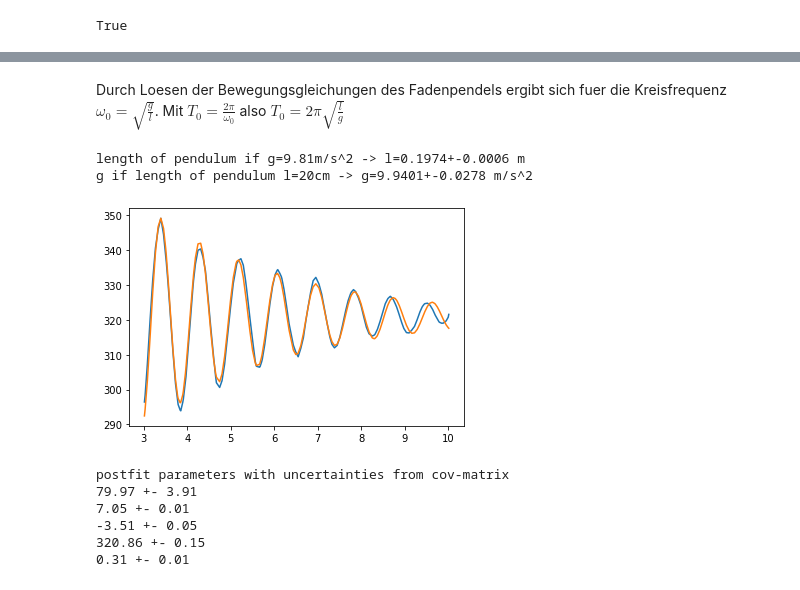
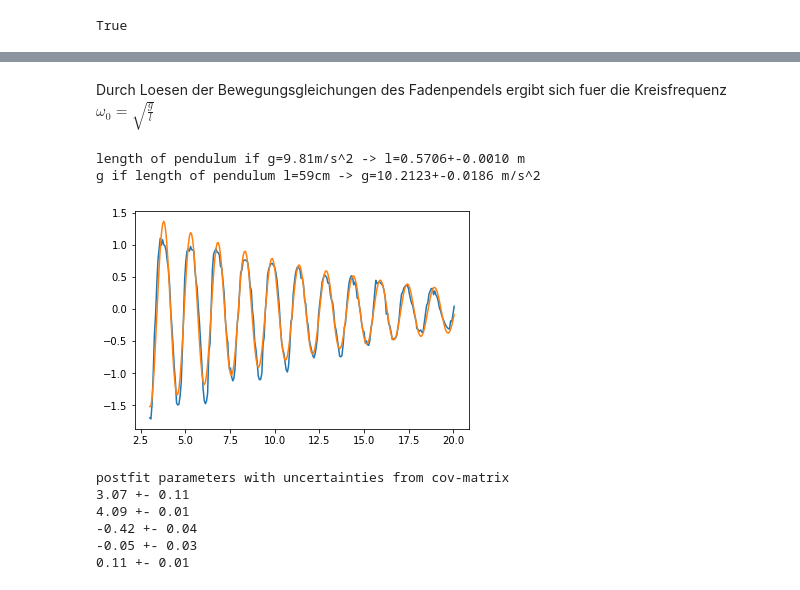
Before and after one commit to stalbrec/PPTPi, a Jupyter notebook: notebooks/Pendel.ipynb, the cells around one changed output, grey strips where cells are left out. Saved outputs shown, nothing was run; the diff lists cells and outputs as text; code cells hidden in the pictures.

Commit message:
improved pendulum example

```diff
--- a/notebooks/Pendel.ipynb
+++ b/notebooks/Pendel.ipynb
@@ -59,7 +63,5 @@ plot_data(gyros_data)
-# %% [markdown]
-Durch Loesen der Bewegungsgleichungen des Fadenpendels ergibt sich fuer die Kreisfrequenz $\omega_0 = \sqrt{\frac{g}{l}}$. Mit $T_0=\frac{2\pi}{\omega_0}$ also $T_0 = 2\pi \sqrt{\frac{l}{g}}$
 # %%
-t,y = np.array(gyros_data['time']),np.array(gyros_data['pitch'])
+t,y = np.array(gyros_data['time']),np.array(gyros_data['y'])
 # %%
 import scipy.optimize
 
@@ -79,46 +81,48 @@ def fit_sin(t,y, d_guess=0.):
     #print(popt)
     #return {'fitfunc':lambda t: A*np.sin(w*t+p)*np.exp(-t*d)+c,'popt':popt,'pcov':pcov}
     return {'fitfunc':lambda t: sinfunc(t,A,w,p,c,d),'popt':popt,'pcov':pcov}
+# %% [markdown]
+Durch Loesen der Bewegungsgleichungen des Fadenpendels ergibt sich fuer die Kreisfrequenz $\omega_0 = \sqrt{\frac{g}{l}}$
 # %%
 f,ax = plt.subplots()
 start_time = 3
 start_index = np.argmax(t>start_time)
 
 t_ = t[start_index:]
 y_ = y[start_index:]
 
 ax.plot(t_,y_,label='data')
 
 fit = fit_sin(t_,y_,d_guess=0.5)
 fitfunc = np.vectorize(fit['fitfunc'])
 
 ax.plot(t_,fitfunc(t_),label='fit')
 #print(fit)
 w = fit['popt'][1]
 werr = np.sqrt(fit['pcov'][1,1])
-l_ = 0.2
+l_ = 2*0.297
 g_ = 9.81
 
 g = w**2*l_
 gerr = 2*w*l_*werr
 
 l = g_/w**2
 lerr = np.sqrt((-2.*g_/w**3*werr)**2)
 
 
 print(f'length of pendulum if g=9.81m/s^2 -> l={l:.4f}+-{lerr:.4f} m')
 print(f'g if length of pendulum l={int(100*l_)}cm -> g={g:.4f}+-{gerr:.4f} m/s^2')
 # %% [output]
-length of pendulum if g=9.81m/s^2 -> l=0.1974+-0.0006 m
-g if length of pendulum l=20cm -> g=9.9401+-0.0278 m/s^2
+length of pendulum if g=9.81m/s^2 -> l=0.5706+-0.0010 m
+g if length of pendulum l=59cm -> g=10.2123+-0.0186 m/s^2
-[figure, old version]
+[figure, new version]
 # %%
 print('postfit parameters with uncertainties from cov-matrix')
 print('\n'.join([f"{fit['popt'][ip]:.2f} +- {e:.2f}" for ip,e in enumerate(np.sqrt(np.diag(fit['pcov'])))]))
 # %% [output]
 postfit parameters with uncertainties from cov-matrix
-79.97 +- 3.91
-7.05 +- 0.01
--3.51 +- 0.05
-320.86 +- 0.15
-0.31 +- 0.01
+3.07 +- 0.11
+4.09 +- 0.01
+-0.42 +- 0.04
+-0.05 +- 0.03
+0.11 +- 0.01
```
Also changed, not shown: parts of 5 cells of this notebook, 1 other file.
